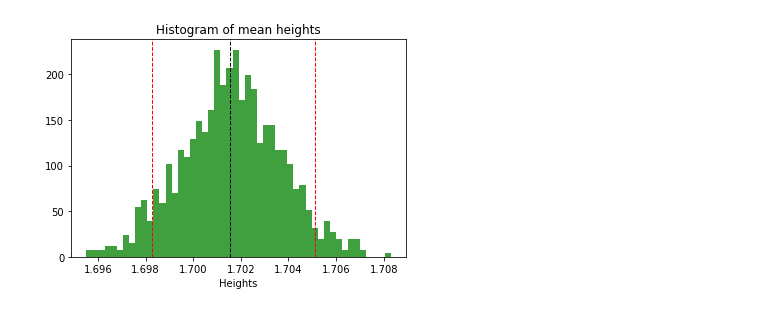
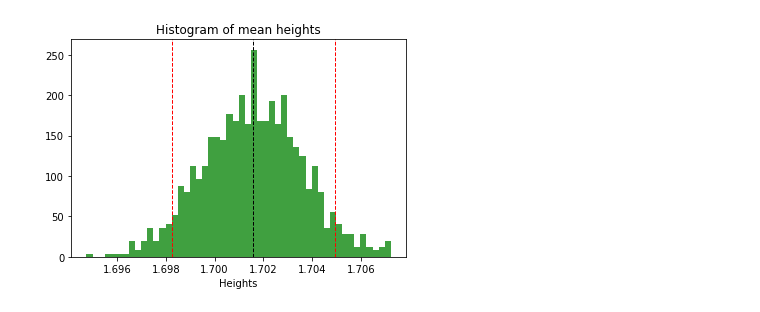
Before and after one commit to shalinramduth/ST444-Project, a Jupyter notebook: Parallel_Bootstrap_and_Model_Evaluation_Final.ipynb, the cells around one changed output. Cells and saved outputs as stored; diff of their text form; code cells hidden in the pictures.

```diff
--- a/Parallel_Bootstrap_and_Model_Evaluation_Final.ipynb
+++ b/Parallel_Bootstrap_and_Model_Evaluation_Final.ipynb
@@ -45,21 +45,21 @@ def h(n):
 # %%
 #Histogram of mean heights
 
 hist = []
 for x in range(1000):
   hist.append(h(2000))
 
 hist2 = [his[2] for his in hist]
 
-plt.hist(mee, 50, density=True, facecolor='g', alpha=0.75)
+plt.hist(hist2, 50, density=True, facecolor='g', alpha=0.75)
 plt.axvline(np.mean(hist2), color='k', linestyle='dashed', linewidth=1)
 plt.axvline(np.percentile(hist2, 5), linestyle='dashed', linewidth=1, color = 'r')
 plt.axvline(np.percentile(hist2, 95), linestyle='dashed', linewidth=1, color = 'r')
 plt.title('Histogram of mean heights')
 plt.xlabel('Heights')
 plt.show()
 # %% [output]
-[figure, old version]
+[figure, new version]
 # %%
 #Histogram of mean weights
 
```
Also changed, not shown: parts of 16 cells of this notebook.
